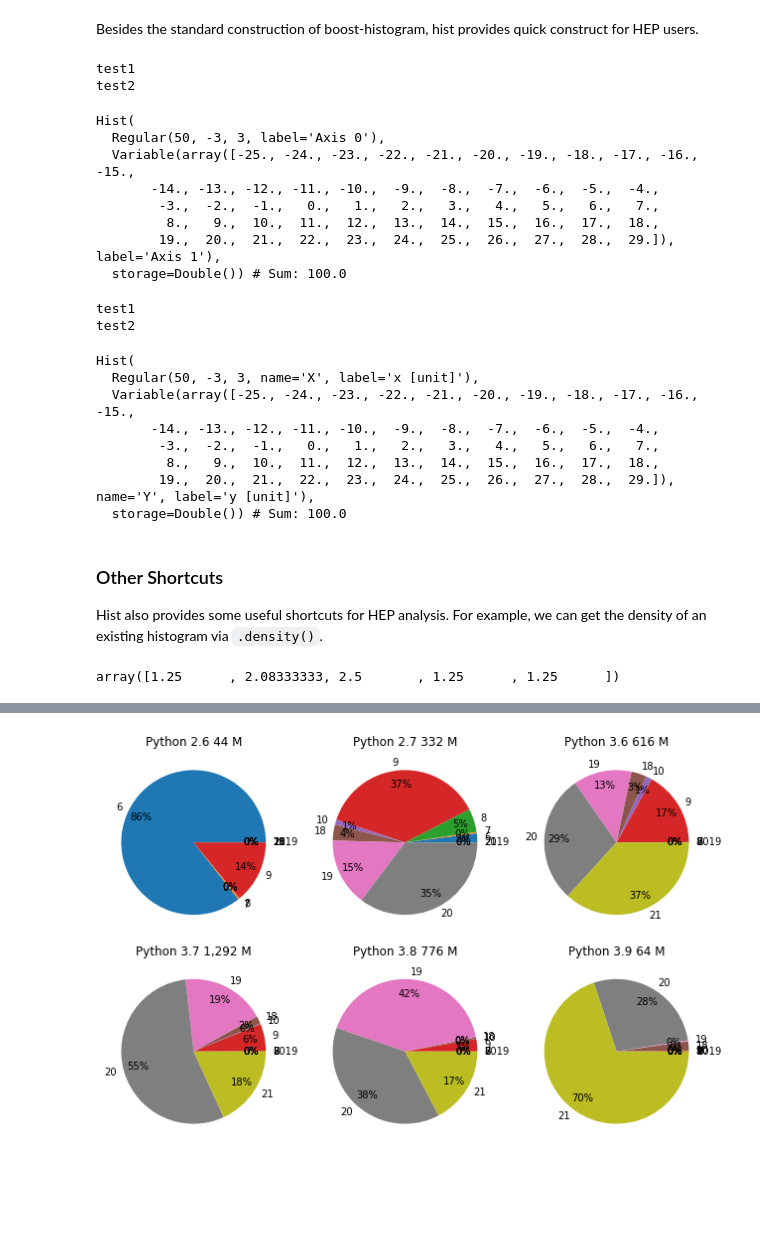
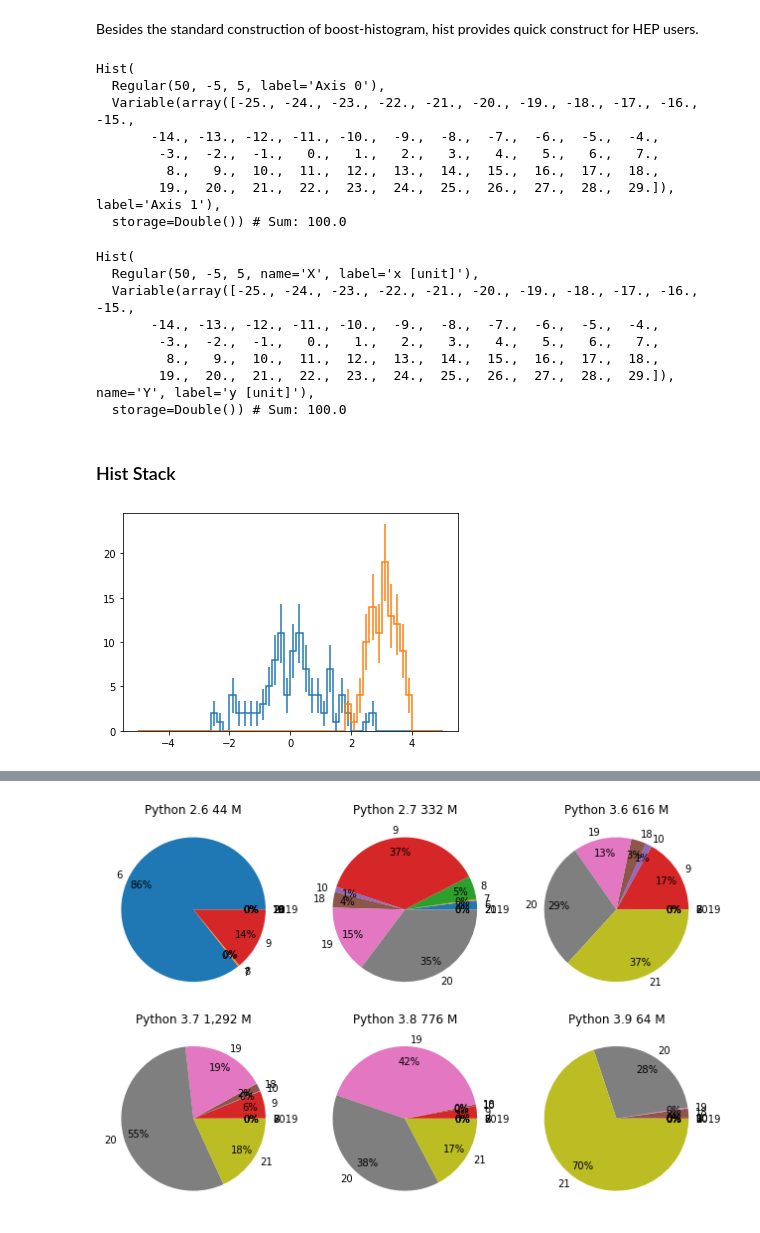
Before and after one commit to henryiii/histogram-tutorial, a Jupyter notebook: talk_2_bhn_hist.ipynb, the cells around one changed output, grey strips where cells are left out. Cells and saved outputs as stored; diff of their text form; code cells hidden in the pictures; blank space fills up the shorter version.

```diff
--- a/talk_2_bhn_hist.ipynb
+++ b/talk_2_bhn_hist.ipynb
@@ -146,14 +139,14 @@ NamedHist(Regular(5, -3, 3, underflow=False, overflow=False, name='X', label='x
 Besides the standard construction of boost-histogram, hist provides quick construct for HEP users.
 # %%
 unnamed_hist = (
-    Hist.new.Reg(50, -3, 3, flow=False)
+    Hist.new.Reg(50, -5, 5, flow=False)
     .Var(range(-25, 30))
     .Int(-3, 3, flow=True)
     .Double()
 )
 
 named_hist = (
-    Hist.new.Reg(50, -3, 3, flow=False, name="X", label="x [unit]")
+    Hist.new.Reg(50, -5, 5, flow=False, name="X", label="x [unit]")
     .Var(range(-25, 30), name="Y", label="y [unit]")
     .Int(-3, 3, flow=True, name="Z", label="z [units]")
     .Double()
@@ -161,34 +154,37 @@ named_hist = (
 # %%
 unnamed_hist.fill(np.random.randn(100), 5*np.random.randn(100), np.random.randn(100)).project(0, 1)
 # %% [output]
-test1
-test2
+Hist(
+  Regular(50, -5, 5, label='Axis 0'),
+  Variable(array([-25., -24., -23., -22., -21., -20., -19., -18., -17., -16., -15.,
+       -14., -13., -12., -11., -10.,  -9.,  -8.,  -7.,  -6.,  -5.,  -4.,
+        -3.,  -2.,  -1.,   0.,   1.,   2.,   3.,   4.,   5.,   6.,   7.,
+         8.,   9.,  10.,  11.,  12.,  13.,  14.,  15.,  16.,  17.,  18.,
+        19.,  20.,  21.,  22.,  23.,  24.,  25.,  26.,  27.,  28.,  29.]), label='Axis 1'),
+  storage=Double()) # Sum: 100.0
-Hist(
-  Regular(50, -3, 3, label='Axis 0'),
-  Variable(array([-25., -24., -23., -22., -21., -20., -19., -18., -17., -16., -15.,
-       -14., -13., -12., -11., -10.,  -9.,  -8.,  -7.,  -6.,  -5.,  -4.,
-        -3.,  -2.,  -1.,   0.,   1.,   2.,   3.,   4.,   5.,   6.,   7.,
-         8.,   9.,  10.,  11.,  12.,  13.,  14.,  15.,  16.,  17.,  18.,
-        19.,  20.,  21.,  22.,  23.,  24.,  25.,  26.,  27.,  28.,  29.]), label='Axis 1'),
-  storage=Double()) # Sum: 100.0
 # %%
 named_hist.fill(X=np.random.randn(100), Y=5*np.random.randn(100), Z=np.random.randn(100)).project("X", "Y")
 # %% [output]
-test1
-test2
+Hist(
+  Regular(50, -5, 5, name='X', label='x [unit]'),
+  Variable(array([-25., -24., -23., -22., -21., -20., -19., -18., -17., -16., -15.,
+       -14., -13., -12., -11., -10.,  -9.,  -8.,  -7.,  -6.,  -5.,  -4.,
+        -3.,  -2.,  -1.,   0.,   1.,   2.,   3.,   4.,   5.,   6.,   7.,
+         8.,   9.,  10.,  11.,  12.,  13.,  14.,  15.,  16.,  17.,  18.,
+        19.,  20.,  21.,  22.,  23.,  24.,  25.,  26.,  27.,  28.,  29.]), name='Y', label='y [unit]'),
+  storage=Double()) # Sum: 100.0
-Hist(
-  Regular(50, -3, 3, name='X', label='x [unit]'),
-  Variable(array([-25., -24., -23., -22., -21., -20., -19., -18., -17., -16., -15.,
-       -14., -13., -12., -11., -10.,  -9.,  -8.,  -7.,  -6.,  -5.,  -4.,
-        -3.,  -2.,  -1.,   0.,   1.,   2.,   3.,   4.,   5.,   6.,   7.,
-         8.,   9.,  10.,  11.,  12.,  13.,  14.,  15.,  16.,  17.,  18.,
-        19.,  20.,  21.,  22.,  23.,  24.,  25.,  26.,  27.,  28.,  29.]), name='Y', label='y [unit]'),
-  storage=Double()) # Sum: 100.0
-# %% [markdown]
-### Other Shortcuts
-
-Hist also provides some useful shortcuts for HEP analysis. For example, we can get the density of an existing histogram via `.density()`.
-# %%
-named_hist.project("X")[25:30].density()
-# %% [output]
-array([1.25      , 2.08333333, 2.5       , 1.25      , 1.25      ])
+# %% [markdown]
+### Hist Stack
+# %%
+named_hist_copy = (
+    NamedHist.new.Reg(50, -5, 5, flow=False, name="X", label="x [unit]")
+    .Var(range(-25, 30), name="Y", label="y [unit]")
+    .Int(-3, 3, flow=True, name="Z", label="z [units]")
+    .Double()
+).fill(X=.5*np.random.randn(100)+3*np.ones(100), Y=5*np.random.randn(100), Z=np.random.randn(100))
+
+s = Stack(named_hist.project(0), named_hist_copy.project("X"))
+s.plot(stack=False)
+plt.show()
+# %% [output]
+[figure, added]
```
Also changed, not shown: parts of 21 cells of this notebook.
